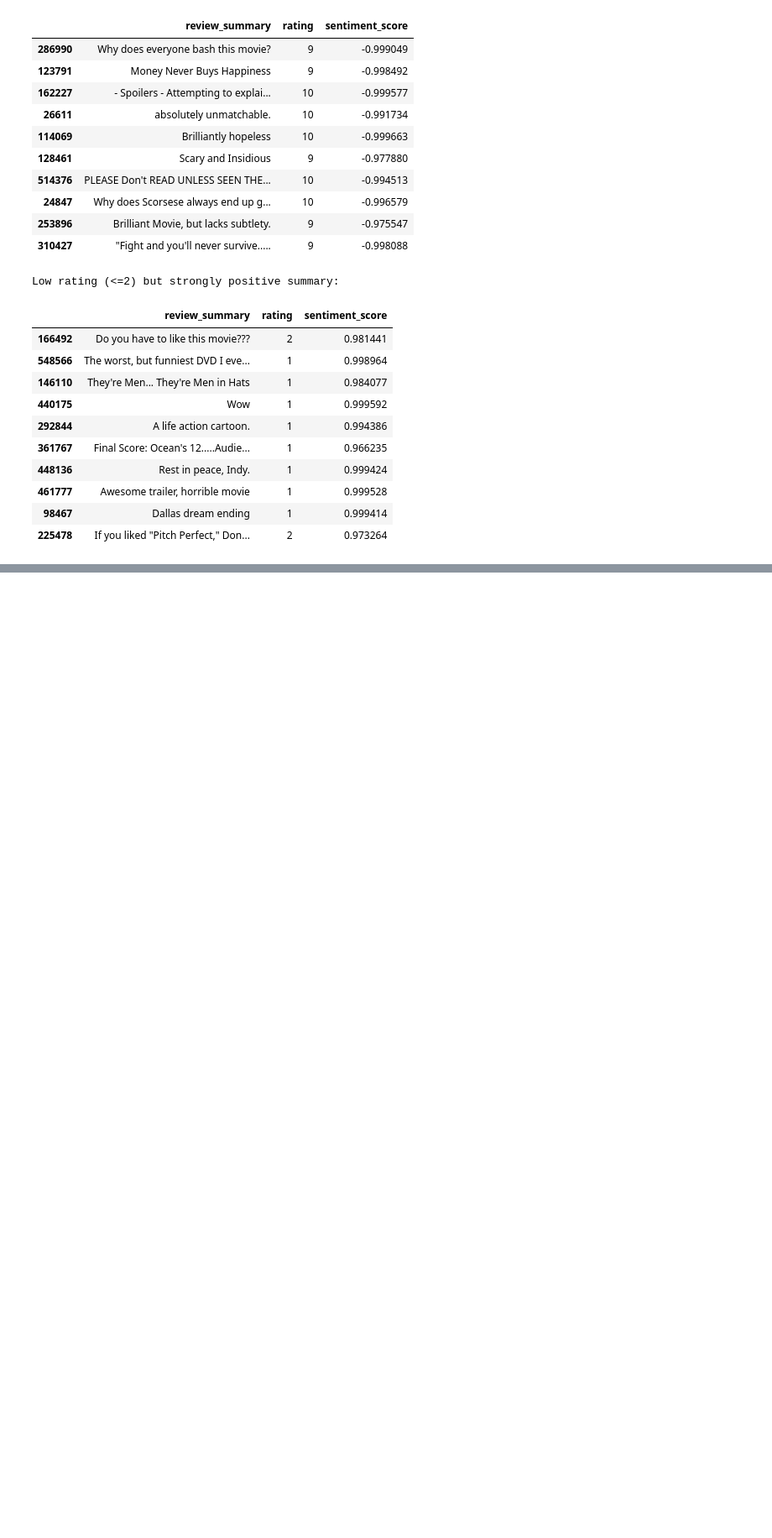
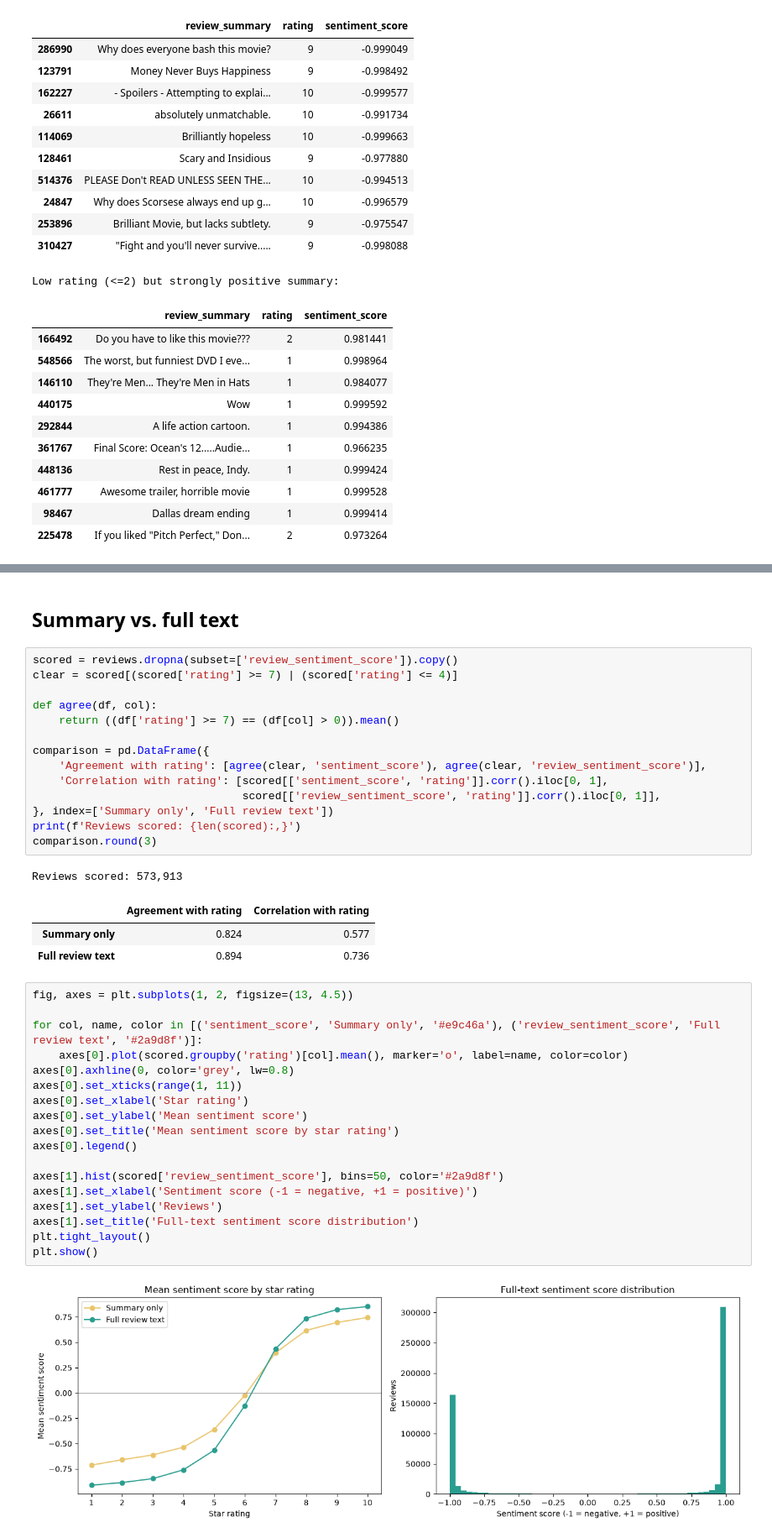
Before and after one commit to JohnArmstrong117/ReelVariance, a Jupyter notebook: NLP_Analysis.ipynb, the cells around one changed output, grey strips where cells are left out. Shown at 84% size. Cells and saved outputs as stored; diff of their text form; blank space fills up the shorter version.

Commit message:
Added full-text sentiment scoring

```diff
--- a/NLP_Analysis.ipynb
+++ b/NLP_Analysis.ipynb
@@ -318,0 +377,41 @@ Low rating (<=2) but strongly positive summary:
+# %% [markdown]
+## Summary vs. full text
+# %%
+scored = reviews.dropna(subset=['review_sentiment_score']).copy()
+clear = scored[(scored['rating'] >= 7) | (scored['rating'] <= 4)]
+
+def agree(df, col):
+    return ((df['rating'] >= 7) == (df[col] > 0)).mean()
+
+comparison = pd.DataFrame({
+    'Agreement with rating': [agree(clear, 'sentiment_score'), agree(clear, 'review_sentiment_score')],
+    'Correlation with rating': [scored[['sentiment_score', 'rating']].corr().iloc[0, 1],
+                                scored[['review_sentiment_score', 'rating']].corr().iloc[0, 1]],
+}, index=['Summary only', 'Full review text'])
+print(f'Reviews scored: {len(scored):,}')
+comparison.round(3)
+# %% [output]
+Reviews scored: 573,913
+|  | Agreement with rating | Correlation with rating |
+| Summary only | 0.824 | 0.577 |
+| Full review text | 0.894 | 0.736 |
+# %%
+fig, axes = plt.subplots(1, 2, figsize=(13, 4.5))
+
+for col, name, color in [('sentiment_score', 'Summary only', '#e9c46a'), ('review_sentiment_score', 'Full review text', '#2a9d8f')]:
+    axes[0].plot(scored.groupby('rating')[col].mean(), marker='o', label=name, color=color)
+axes[0].axhline(0, color='grey', lw=0.8)
+axes[0].set_xticks(range(1, 11))
+axes[0].set_xlabel('Star rating')
+axes[0].set_ylabel('Mean sentiment score')
+axes[0].set_title('Mean sentiment score by star rating')
+axes[0].legend()
+
+axes[1].hist(scored['review_sentiment_score'], bins=50, color='#2a9d8f')
+axes[1].set_xlabel('Sentiment score (-1 = negative, +1 = positive)')
+axes[1].set_ylabel('Reviews')
+axes[1].set_title('Full-text sentiment score distribution')
+plt.tight_layout()
+plt.show()
+# %% [output]
+[figure, added]
```
Also changed, not shown: parts of 9 cells of this notebook.
